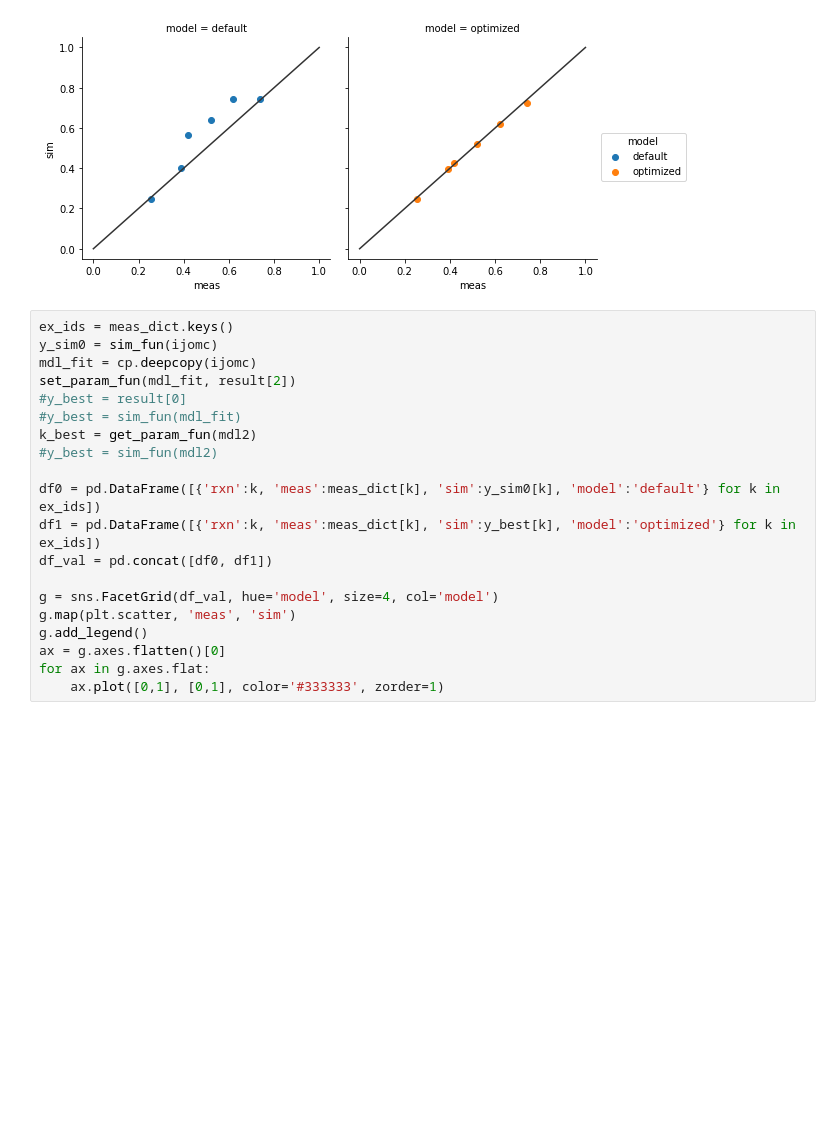
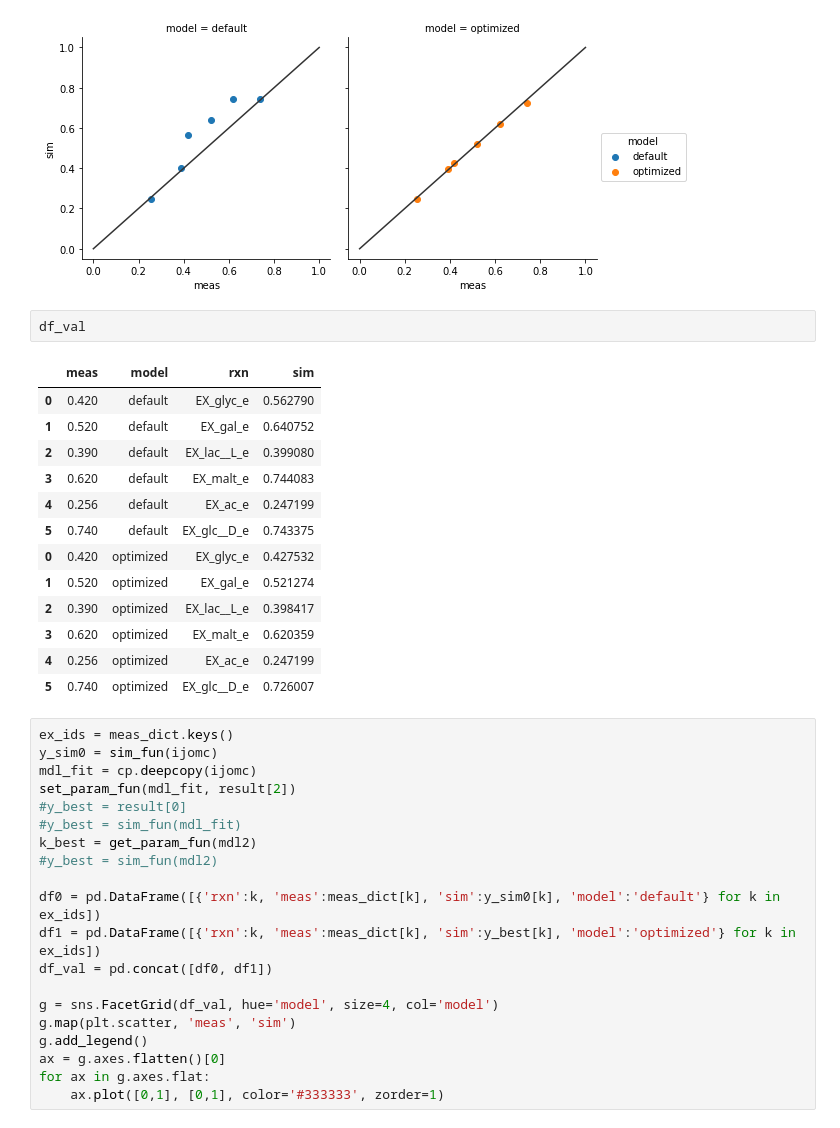
Before and after one commit to SBRG/dynamicme, a Jupyter notebook: notebooks/testing/figure_out_hierarchy_using_brain_coarse.ipynb, the cells around one changed output. Drawn from its saved outputs; the diff is of its cells as text; blank space fills up the shorter version.

```diff
--- a/notebooks/testing/figure_out_hierarchy_using_brain_coarse.ipynb
+++ b/notebooks/testing/figure_out_hierarchy_using_brain_coarse.ipynb
@@ -244,6 +244,22 @@ for ax in g.axes.flat:
     ax.plot([0,1], [0,1], color='#333333', zorder=1)
 # %% [output]
 [figure]
+# %%
+df_val
+# %% [output]
+|  | meas | model | rxn | sim |
+| 0 | 0.420 | default | EX_glyc_e | 0.562790 |
+| 1 | 0.520 | default | EX_gal_e | 0.640752 |
+| 2 | 0.390 | default | EX_lac__L_e | 0.399080 |
+| 3 | 0.620 | default | EX_malt_e | 0.744083 |
+| 4 | 0.256 | default | EX_ac_e | 0.247199 |
+| 5 | 0.740 | default | EX_glc__D_e | 0.743375 |
+| 0 | 0.420 | optimized | EX_glyc_e | 0.427532 |
+| 1 | 0.520 | optimized | EX_gal_e | 0.521274 |
+| 2 | 0.390 | optimized | EX_lac__L_e | 0.398417 |
+| 3 | 0.620 | optimized | EX_malt_e | 0.620359 |
+| 4 | 0.256 | optimized | EX_ac_e | 0.247199 |
+| 5 | 0.740 | optimized | EX_glc__D_e | 0.726007 |
 # %%
 ex_ids = meas_dict.keys()
 y_sim0 = sim_fun(ijomc)
```
Also changed, not shown: parts of 2 cells of this notebook, 1 other file.
